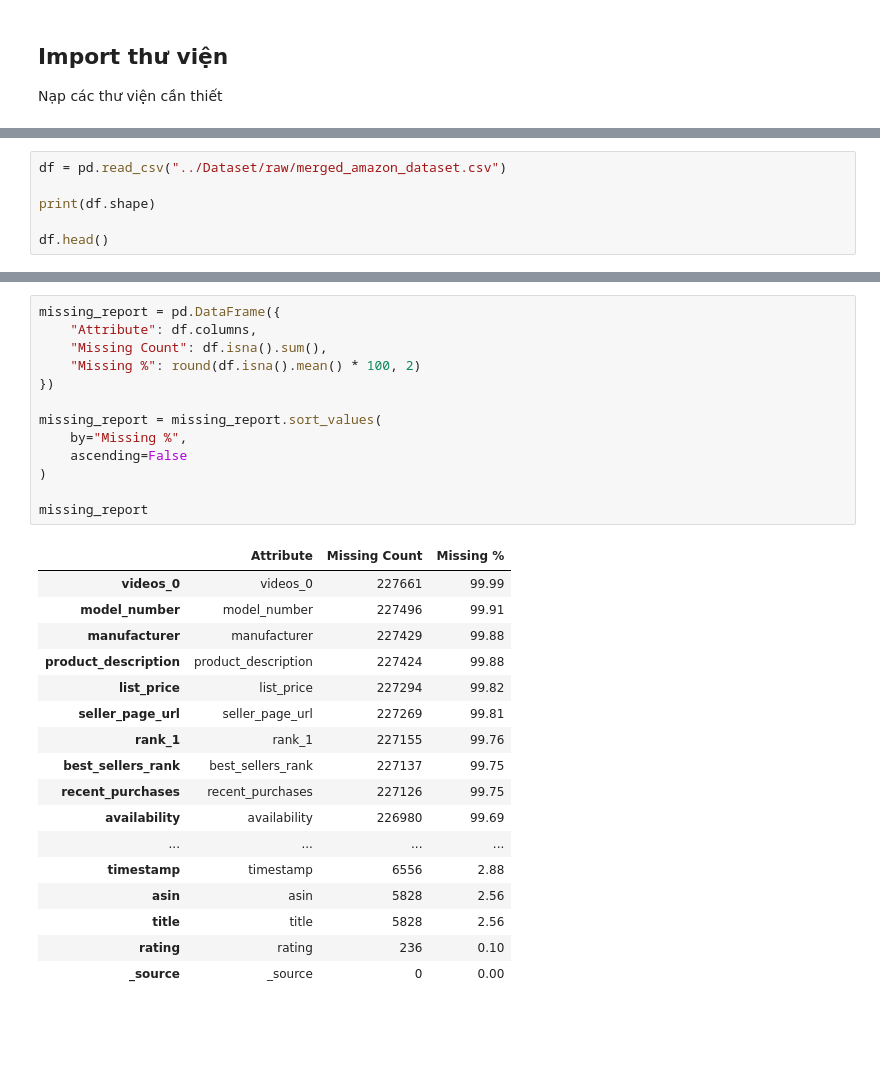
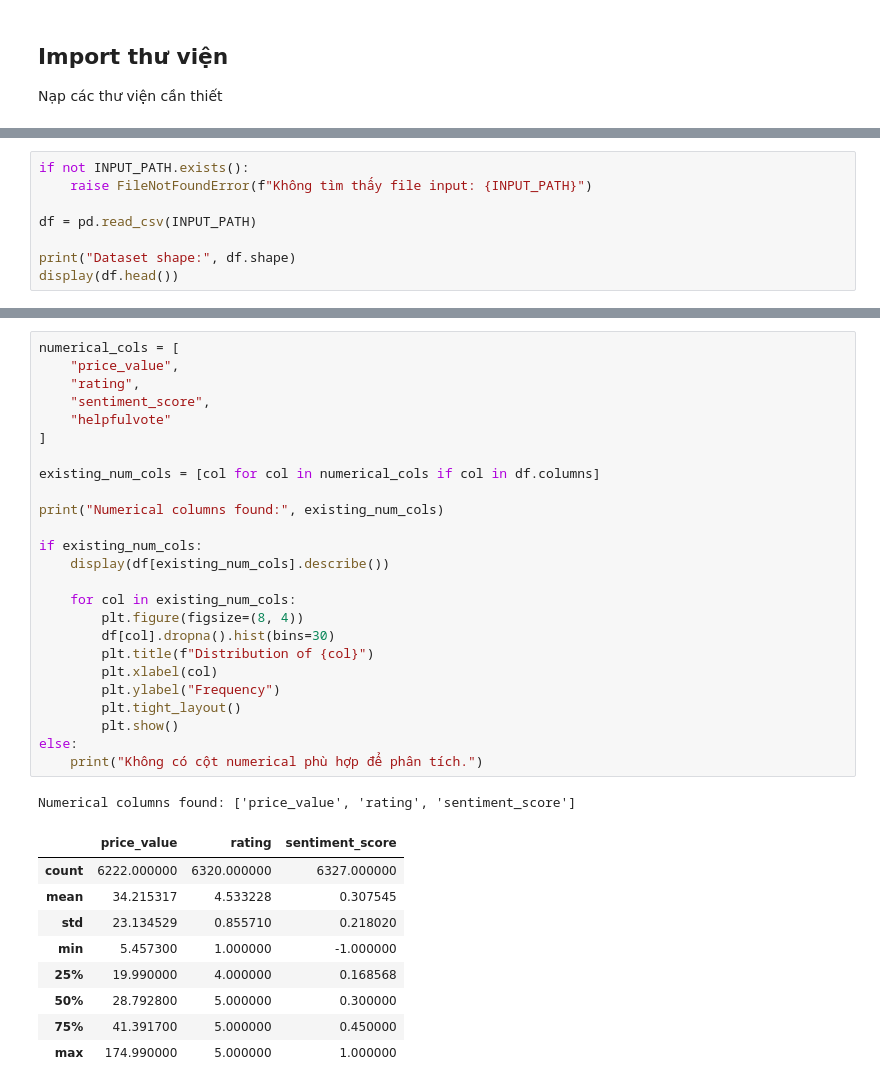
Before and after one commit to NguynnThah/CTD2026_DT049, a Jupyter notebook: notebooks/01_preEDA_cleaning_preprocessing.ipynb, the cells around one changed output, grey strips where cells are left out. Saved outputs shown, nothing was run; the diff lists cells and outputs as text; blank space fills up the shorter version.

```diff
--- a/notebooks/01_preEDA_cleaning_preprocessing.ipynb
+++ b/notebooks/01_preEDA_cleaning_preprocessing.ipynb
@@ -42,7 +54,9 @@ lemmatizer = WordNetLemmatizer()
 # %%
-df = pd.read_csv("../Dataset/raw/merged_amazon_dataset.csv")
+if not INPUT_PATH.exists():
+    raise FileNotFoundError(f"Không tìm thấy file input: {INPUT_PATH}")
 
-print(df.shape)
+df = pd.read_csv(INPUT_PATH)
 
-df.head()
+print("Dataset shape:", df.shape)
+display(df.head())
 # %% [output]
@@ -162,31 +202,36 @@ Tính số lượng và tỷ lệ phần trăm Missing Value của từng thuộ
 # %%
-missing_report = pd.DataFrame({
-    "Attribute": df.columns,
-    "Missing Count": df.isna().sum(),
-    "Missing %": round(df.isna().mean() * 100, 2)
-})
+numerical_cols = [
+    "price_value",
+    "rating",
+    "sentiment_score",
+    "helpfulvote"
+]
 
-missing_report = missing_report.sort_values(
-    by="Missing %",
-    ascending=False
-)
+existing_num_cols = [col for col in numerical_cols if col in df.columns]
 
-missing_report
+print("Numerical columns found:", existing_num_cols)
+
+if existing_num_cols:
+    display(df[existing_num_cols].describe())
+
+    for col in existing_num_cols:
+        plt.figure(figsize=(8, 4))
+        df[col].dropna().hist(bins=30)
+        plt.title(f"Distribution of {col}")
+        plt.xlabel(col)
+        plt.ylabel("Frequency")
+        plt.tight_layout()
+        plt.show()
+else:
+    print("Không có cột numerical phù hợp để phân tích.")
 # %% [output]
+Numerical columns found: ['price_value', 'rating', 'sentiment_score']
-|  | Attribute | Missing Count | Missing % |
-| videos_0 | videos_0 | 227661 | 99.99 |
-| model_number | model_number | 227496 | 99.91 |
-| manufacturer | manufacturer | 227429 | 99.88 |
-| product_description | product_description | 227424 | 99.88 |
-| list_price | list_price | 227294 | 99.82 |
-| seller_page_url | seller_page_url | 227269 | 99.81 |
-| rank_1 | rank_1 | 227155 | 99.76 |
-| best_sellers_rank | best_sellers_rank | 227137 | 99.75 |
-| recent_purchases | recent_purchases | 227126 | 99.75 |
-| availability | availability | 226980 | 99.69 |
-| ... | ... | ... | ... |
-| timestamp | timestamp | 6556 | 2.88 |
-| asin | asin | 5828 | 2.56 |
-| title | title | 5828 | 2.56 |
-| rating | rating | 236 | 0.10 |
-| _source | _source | 0 | 0.00 |
+|  | price_value | rating | sentiment_score |
+| count | 6222.000000 | 6320.000000 | 6327.000000 |
+| mean | 34.215317 | 4.533228 | 0.307545 |
+| std | 23.134529 | 0.855710 | 0.218020 |
+| min | 5.457300 | 1.000000 | -1.000000 |
+| 25% | 19.990000 | 4.000000 | 0.168568 |
+| 50% | 28.792800 | 5.000000 | 0.300000 |
+| 75% | 41.391700 | 5.000000 | 0.450000 |
+| max | 174.990000 | 5.000000 | 1.000000 |
```
Also changed, not shown: parts of 48 cells of this notebook, 1 other file.
